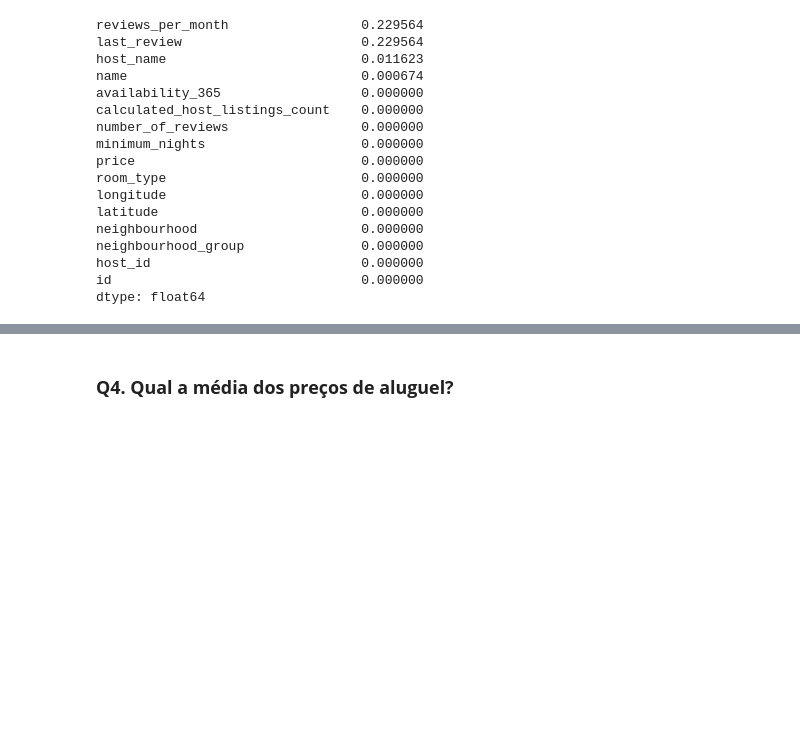
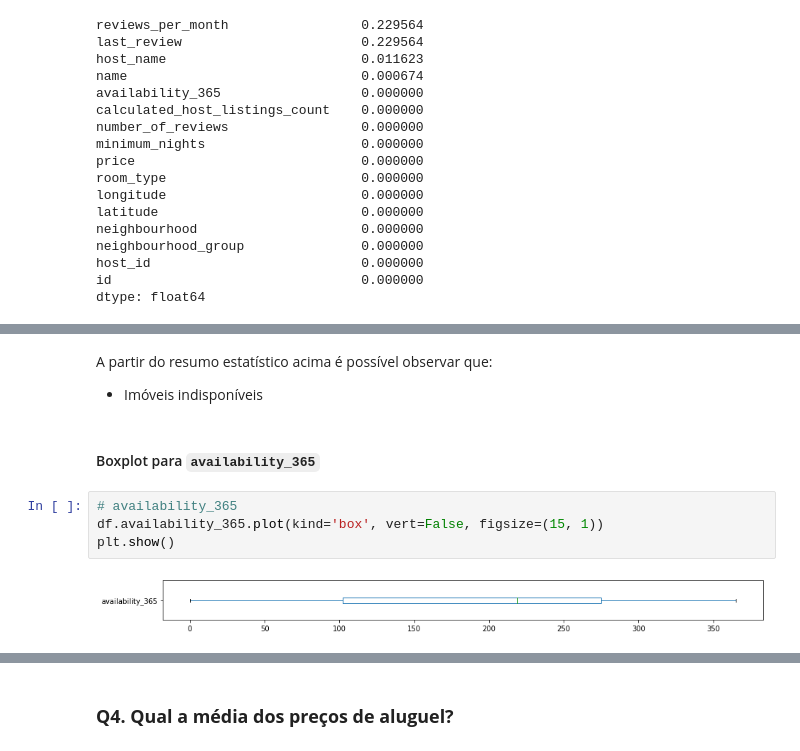
Before and after one commit to adrianadamata/Data_Science_Analise_Dados_Airbnb_Havai, a Jupyter notebook: Analisando_os_Dados_do_Airbnb_havai.ipynb, the cells around one changed output, grey strips where cells are left out. Cells and saved outputs as stored; diff of their text form; blank space fills up the shorter version.

```diff
--- a/Analisando_os_Dados_do_Airbnb_havai.ipynb
+++ b/Analisando_os_Dados_do_Airbnb_havai.ipynb
@@ -128,0 +164,11 @@ dtype: float64
+# %% [markdown]
+A partir do resumo estatístico acima é possível observar que:
+* Imóveis indisponíveis
+# %% [markdown]
+#### Boxplot para `availability_365`
+# %%
+# availability_365
+df.availability_365.plot(kind='box', vert=False, figsize=(15, 1))
+plt.show()
+# %% [output]
+[figure, added]
```
Also changed, not shown: parts of 17 cells of this notebook.
